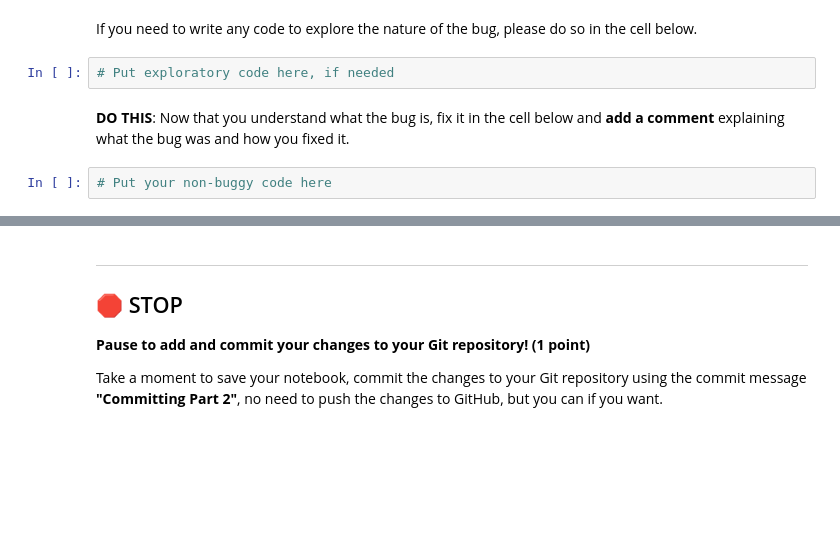
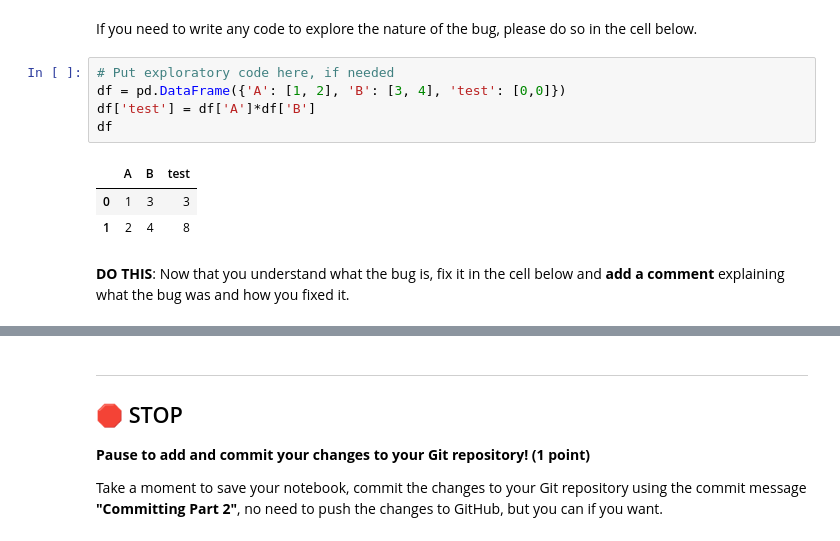
Before and after one commit to RyanGroneck/CMSE202-f25-turnin, a Jupyter notebook: hw-01/HW-01_GitPracticeDebuggingPythonPackagesAndClasses-SS25-STUDENT.ipynb, the cells around one changed output, grey strips where cells are left out. Cells and saved outputs as stored; diff of their text form; blank space fills up the shorter version.

```diff
--- a/hw-01/HW-01_GitPracticeDebuggingPythonPackagesAndClasses-SS25-STUDENT.ipynb
+++ b/hw-01/HW-01_GitPracticeDebuggingPythonPackagesAndClasses-SS25-STUDENT.ipynb
@@ -270,8 +343,13 @@ df
 # %% [markdown]
 If you need to write any code to explore the nature of the bug, please do so in the cell below.
-# %%
-# Put exploratory code here, if needed
+# %%
+# Put exploratory code here, if needed
+df = pd.DataFrame({'A': [1, 2], 'B': [3, 4], 'test': [0,0]})
+df['test'] = df['A']*df['B']
+df
+# %% [output]
+|  | A | B | test |
+| 0 | 1 | 3 | 3 |
+| 1 | 2 | 4 | 8 |
 # %% [markdown]
 **DO THIS**: Now that you understand what the bug is, fix it in the cell below and **add a comment** explaining what the bug was and how you fixed it.
-# %%
-# Put your non-buggy code here
```
Also changed, not shown: parts of 18 cells of this notebook.
